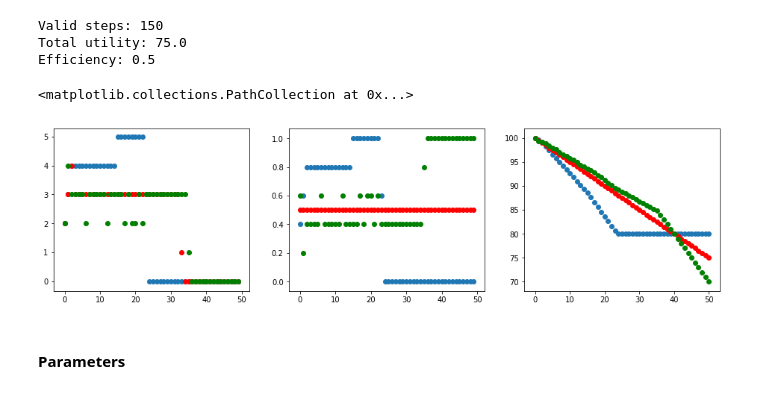
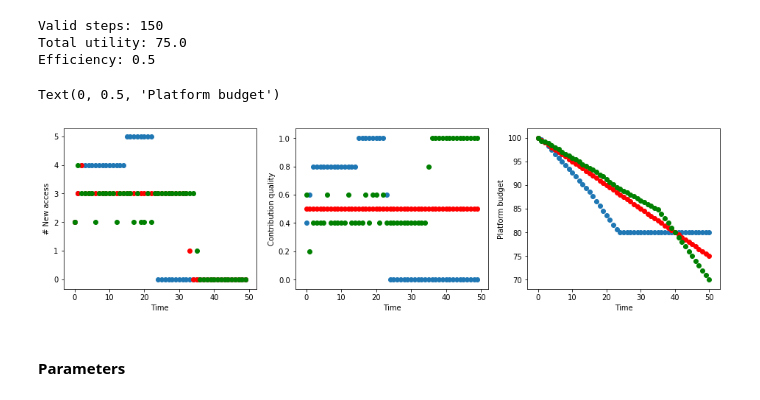
Before and after one commit to jachisam/cse518-finalproject, a Jupyter notebook: genDataset_v3.ipynb, the cells around one changed output. Drawn from its saved outputs; the diff is of its cells as text; code cells hidden in the pictures.

```diff
--- a/genDataset_v3.ipynb
+++ b/genDataset_v3.ipynb
@@ -126,20 +145,26 @@ Efficiency: 0.5
 # %%
 fig = plt.figure(figsize=(16,4))
 ax1 = fig.add_subplot(131)
 ax1.scatter(range(num_step),mat[:,0])
 ax1.scatter(range(num_step),mat[:,1], color="red")
 ax1.scatter(range(num_step),mat[:,2], color="green")
+plt.xlabel('Time')
+plt.ylabel('# New access')
 ax2 = fig.add_subplot(132)
 ax2.scatter(range(num_step),con[:,0])
 ax2.scatter(range(num_step),con[:,1], color="red")
 ax2.scatter(range(num_step),con[:,2], color="green")
+plt.xlabel('Time')
+plt.ylabel('Contribution quality')
 ax3 = fig.add_subplot(133)
 ax3.scatter(range(num_step+1),cpw[:,0])
 ax3.scatter(range(num_step+1),cpw[:,1], color="red")
 ax3.scatter(range(num_step+1),cpw[:,2], color="green")
+plt.xlabel('Time')
+plt.ylabel('Platform budget')
 # %% [output]
-<matplotlib.collections.PathCollection at 0x...>
+Text(0, 0.5, 'Platform budget')
-[figure, old version]
+[figure, new version]
 # %% [markdown]
 #### Parameters
 # %%
```
Also changed, not shown: parts of 3 cells of this notebook.
